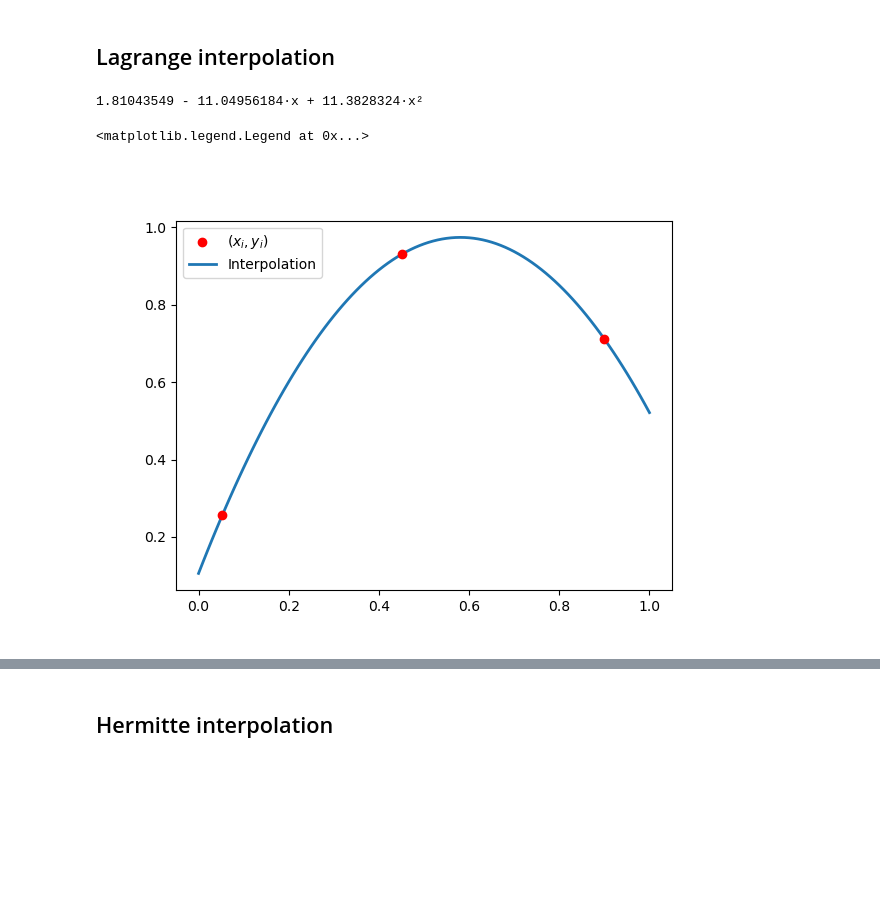
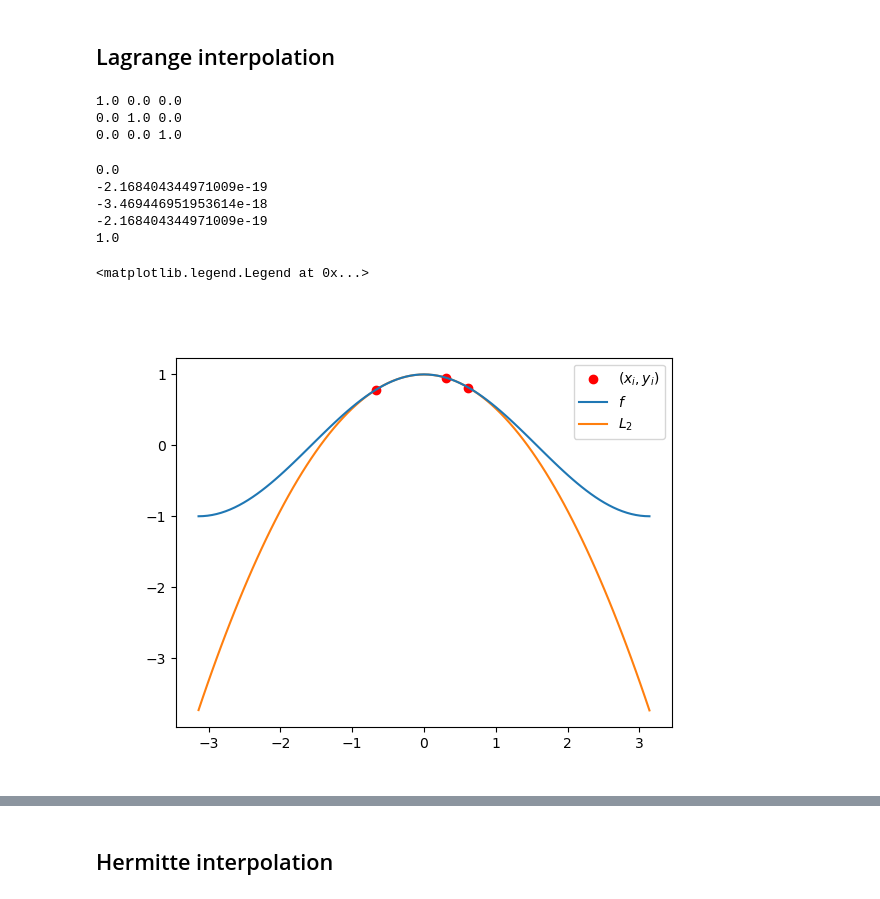
Before and after one commit to bourdin/MATH1MP3Fall2025, a Jupyter notebook: Edited_in_class/Interpolation.ipynb, the cells around one changed output, grey strips where cells are left out. Drawn from its saved outputs; the diff is of its cells as text; code cells hidden in the pictures; blank space fills up the shorter version.

```diff
--- a/Edited_in_class/Interpolation.ipynb
+++ b/Edited_in_class/Interpolation.ipynb
@@ -21,13 +16,69 @@ P = Polynomial(np.linalg.solve(M,Y))
-# %%
-print(P)
-# %% [output]
-1.81043549 - 11.04956184·x + 11.3828324·x²
+# %%
+def phi0(x0,x1,x2): # We could pass X = [x0, x1, x2] instead
+    P1 = Polynomial([-x1/(x0-x1), 1/(x0-x1)])
+    P2 = Polynomial([-x2/(x0-x2), 1/(x0-x2)])
+    return P1 * P2
+
+def phi1(x0,x1,x2):
+    P0 = Polynomial([-x0/(x1-x0), 1/(x1-x0)])
+    P2 = Polynomial([-x2/(x1-x2), 1/(x1-x2)])
+    return P0 * P2
+
+def phi2(x0,x1,x2):
+    P0 = Polynomial([-x0/(x2-x0), 1/(x2-x0)])
+    P1 = Polynomial([-x1/(x2-x1), 1/(x2-x1)])
+    return P0 * P1
+
+
+x0 = -1
+x1 = 0
+
+x2 = 1
+p0 = phi0(x0, x1, x2)
+print(p0(x0), p0(x1), p0(x2))
+p1 = phi1(x0, x1, x2)
+print(p1(x0), p1(x1), p1(x2))
+p2 = phi2(x0, x1, x2)
+print(p2(x0), p2(x1), p2(x2))
+
+def Lagrange2(f, x0, x1, x2): # instead of pasing x0, x1, x2, pass a vector of X
+    return f(x0) * phi0(x0, x1, x2) # Find a way to ditrectly compute phi0, phi1, phi_i
+         + f(x1) * phi1(x0, x1, x2) # diurectly using the polynomial class
+         + f(x2) * phi2(x0, x1, x2)
+# %% [output]
+1.0 0.0 0.0
+0.0 1.0 0.0
+0.0 0.0 1.0
+# %%
+# Trick: normalization
+# given X = [x0, x1, x2, ... xn-1]
+# compute P st P(x0) = p(x1) = ... = P(x_n-2) = 0
+# and P(x_n-1) = 1
+X = [-1, 2, 4, 2, -9]
+P = Polynomial.fromroots(X[:-1])
+P = P/P(X[-1])
+
+for x in X:
+    print(P(x))
+# %% [output]
+0.0
+-2.168404344971009e-19
+-3.469446951953614e-18
+-2.168404344971009e-19
+1.0
 # %%
+def f(x):
+    return np.cos(x)
+X = rng.uniform(low = -np.pi/4, high = np.pi/4, size=3)
+
+L2 = Lagrange2(f, X[0], X[1], X[2])
+XX = np.linspace(-np.pi, np.pi, 101)
 fig, ax = plt.subplots()
-ax.scatter(X,Y,color='red',label = r'$(x_i,y_i)$',zorder = 1)
-x = np.linspace(0,1,101)
-ax.plot(x,P(x), linewidth=2, label = 'Interpolation',zorder = 0)
+ax.scatter(X,f(X),color='red',label = r'$(x_i,y_i)$',zorder = 1)
+ax.plot(XX, f(XX), label = r'$f$', zorder = 1)
+ax.plot(XX, L2(XX), label = r'$L_2$', zorder = 0)
+#
 ax.legend(loc=0)
 # %% [output]
 <matplotlib.legend.Legend at 0x...>
-[figure, old version]
+[figure, new version]
```
Also changed, not shown: parts of 4 cells of this notebook, 2 other files.
